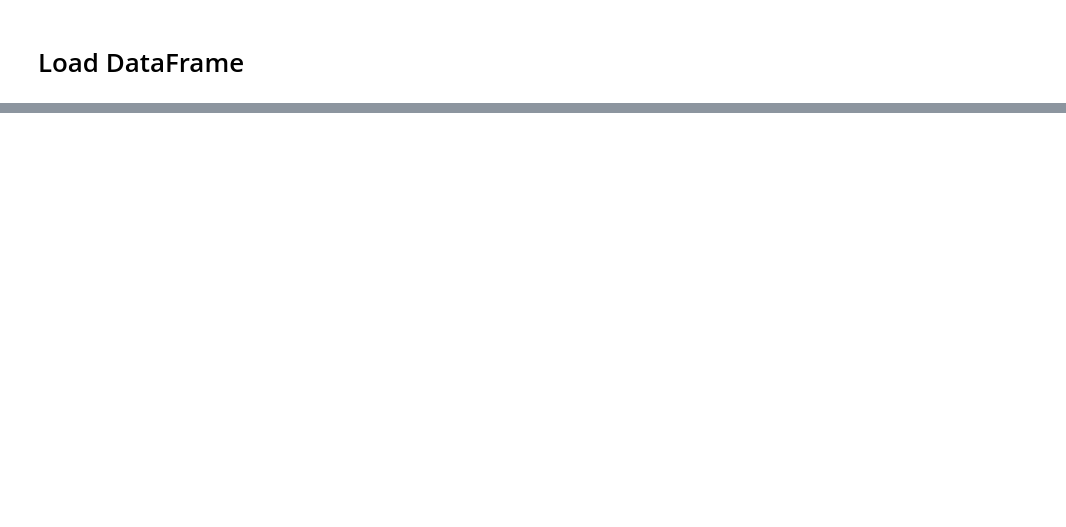
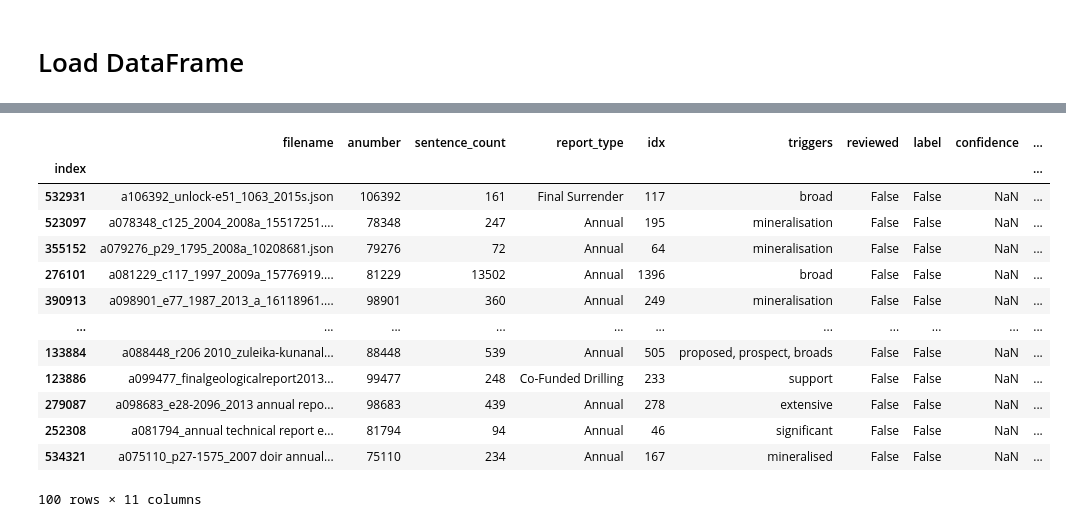
Before and after one commit to tanghyd/capstone, a Jupyter notebook: sentence_labeller.ipynb, the cells around one changed output, grey strips where cells are left out. Cells and saved outputs as stored; diff of their text form; code cells hidden in the pictures; blank space fills up the shorter version.

Commit message:
Complete sentence labeller notebook

```diff
--- a/sentence_labeller.ipynb
+++ b/sentence_labeller.ipynb
@@ -50,0 +66,13 @@ from pipeline.preprocessing.processing import load_triggers, load_json
+# %%
+geoview = get_geoview_data()
+
+# load triggers grouped by sentence_idx in each file - triggers are comma separated strings
+extracted_triggers = pd.read_csv(os.path.join('data','events', 'extracted_triggers_grouped.csv'), index_col=0)
+
+# merge capstone_file data with anumber data with extracted triggers, joined on filename
+source = capstone_files.merge(
+    geoview[['anumber','report_type']], on='anumber').merge(
+    extracted_triggers, on='filename')
+
+# display source data
+source.head()
@@ -125,7 +124,0 @@ Loading spaCy model with spaCy doc output.
-# %%
-from pipeline.preprocessing.processing import to_text, to_sentence
-
-pd.set_option('display.max_rows', 200)
-pd.DataFrame.from_dict(
-    {'original': triggers, 'processed': [to_sentence(trigger) for trigger in lemmatized_triggers]}
-)
@@ -199,0 +127,20 @@ no geochemical anomalism TRIGGER indicative of nickel MINERAL sulphide MINERAL m
+# %%
+from sklearn.model_selection import train_test_split
+
+seed = 1
+
+def stratify_source_data(source, n, prop=False, seed=None, stratify_col='report_type'):
+    if prop:  # if n is not a percentage/proportion
+        n /= len(source)  # calculate count of total
+    train_idx, test_idx, train_label, test_label = train_test_split(source.index, source.label,
+        test_size = n, random_state = seed, stratify = source[stratify_col])
+
+    return train_idx, test_idx, train_label, test_label
+
+def get_indices(dataset, n=100, prop=False, seed=None):
+    _, indices, _, _ = stratify_source_data(dataset, n=n, prop=prop, seed=seed)
+    return indices
+# %%
+# get indices from stratified sampling procedure - make sure to set seed for consistent
+indices = get_indices(dataset[user], n=100, seed=seed)
+indices
@@ -200,2 +162,21 @@ no geochemical anomalism TRIGGER indicative of nickel MINERAL sulphide MINERAL m
+# %%
+# return the user's dataset given the sampled indices but with rows that have not been reviewed
+df = dataset[user].loc[indices].loc[~dataset[user].reviewed]
+df
+# %% [output]
+|  | filename | anumber | sentence_count | report_type | idx | triggers | reviewed | label | confidence | ... |
+| index |  |  |  |  |  |  |  |  |  | ... |
+| 532931 | a106392_unlock-e51_1063_2015s.json | 106392 | 161 | Final Surrender | 117 | broad | False | False | NaN | ... |
+| 523097 | a078348_c125_2004_2008a_15517251.... | 78348 | 247 | Annual | 195 | mineralisation | False | False | NaN | ... |
+| 355152 | a079276_p29_1795_2008a_10208681.json | 79276 | 72 | Annual | 64 | mineralisation | False | False | NaN | ... |
+| 276101 | a081229_c117_1997_2009a_15776919.... | 81229 | 13502 | Annual | 1396 | broad | False | False | NaN | ... |
+| 390913 | a098901_e77_1987_2013_a_16118961.... | 98901 | 360 | Annual | 249 | mineralisation | False | False | NaN | ... |
+| ... | ... | ... | ... | ... | ... | ... | ... | ... | ... | ... |
+| 133884 | a088448_r206 2010_zuleika-kunanal... | 88448 | 539 | Annual | 505 | proposed, prospect, broads | False | False | NaN | ... |
+| 123886 | a099477_finalgeologicalreport2013... | 99477 | 248 | Co-Funded Drilling | 233 | support | False | False | NaN | ... |
+| 279087 | a098683_e28-2096_2013 annual repo... | 98683 | 439 | Annual | 278 | extensive | False | False | NaN | ... |
+| 252308 | a081794_annual technical report e... | 81794 | 94 | Annual | 46 | significant | False | False | NaN | ... |
+| 534321 | a075110_p27-1575_2007 doir annual... | 75110 | 234 | Annual | 167 | mineralised | False | False | NaN | ... |
+100 rows × 11 columns
 # %%
 # prepare data to review for user
```
Also changed, not shown: parts of 18 cells of this notebook, 9 other files.
